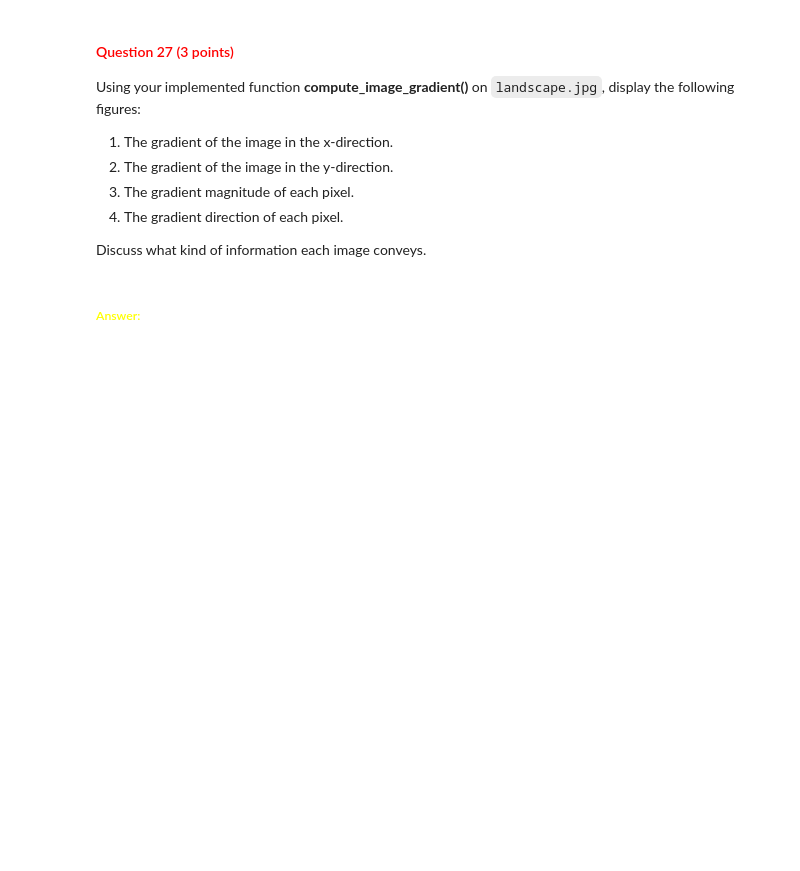
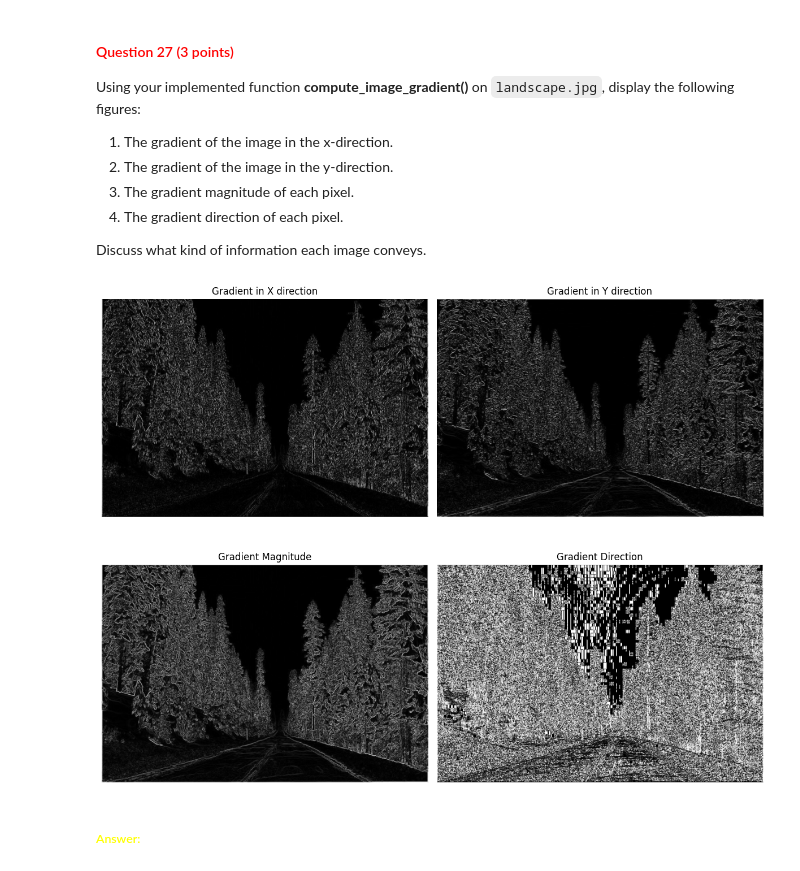
Before and after one commit to matthias-hagenauer/cv1_labs, a Jupyter notebook: cv1-lab-2/cv1-lab-2.ipynb, the cells around one changed output. Cells and saved outputs as stored; diff of their text form; code cells hidden in the pictures; blank space fills up the shorter version.

```diff
--- a/cv1-lab-2/cv1-lab-2.ipynb
+++ b/cv1-lab-2/cv1-lab-2.ipynb
@@ -830,6 +830,9 @@ def normalize_image(image: np.ndarray, low=0, high=1) -> np.ndarray:
     image = image.astype(np.float32)
 
     # YOUR CODE HERE
+    min_value = np.min(image)
+    max_value = np.max(image)
+    normalized_image = low + (image - min_value) / (max_value - min_value) * (high - low)
 
     return normalized_image
 # %%
@@ -858,6 +861,13 @@ def compute_image_gradient(input_image: np.ndarray):
                [-1, -2, -1]]
 
     # YOUR CODE HERE
+    input_image = normalize_image(input_image)
+    gradient_x = np.abs(scipy.signal.convolve2d(input_image, sobel_x))
+    gradient_y = np.abs(scipy.signal.convolve2d(input_image, sobel_y))
+
+
+    gradient_magnitude = np.sqrt(gradient_x**2 + gradient_y**2)
+    gradient_direction = np.arctan2(gradient_x, gradient_y)
 
     return gradient_x, gradient_y, gradient_magnitude, gradient_direction
 # %% [markdown]
@@ -877,3 +885,36 @@ Discuss what kind of information each image conveys.
+# %%
+
+image_path = './images/landscape.jpg'
+image = cv2.imread(image_path)
+gray_image = cv2.cvtColor(image, cv2.COLOR_BGR2GRAY)
+
+image_array = np.array(gray_image)
+
+gradient_x, gradient_y, gradient_magnitude, gradient_direction = compute_image_gradient(image_array)
+
+fig, axs = plt.subplots(2, 2, figsize=(12, 10))
+
+axs[0, 0].imshow(gradient_x, cmap='gray')
+axs[0, 0].set_title('Gradient in X direction')
+axs[0, 0].axis('off')
+
+axs[0, 1].imshow(gradient_y, cmap='gray')
+axs[0, 1].set_title('Gradient in Y direction')
+axs[0, 1].axis('off')
+
+axs[1, 0].imshow(gradient_magnitude, cmap='gray')
+axs[1, 0].set_title('Gradient Magnitude')
+axs[1, 0].axis('off')
+
+#gradient_direction[(gradient_direction < np.pi/2 + 0.1) & (gradient_direction > np.pi/2 - 0.1)] = 0
+axs[1, 1].imshow((gradient_direction), cmap='gray')
+axs[1, 1].set_title('Gradient Direction')
+axs[1, 1].axis('off')
+
+plt.tight_layout()
+plt.show()
+# %% [output]
+[figure, added]
 # %% [markdown]
 ##### <font color='yellow'>Answer:</font>
 # %% [markdown]
```
Also changed, not shown: parts of 4 cells of this notebook.
